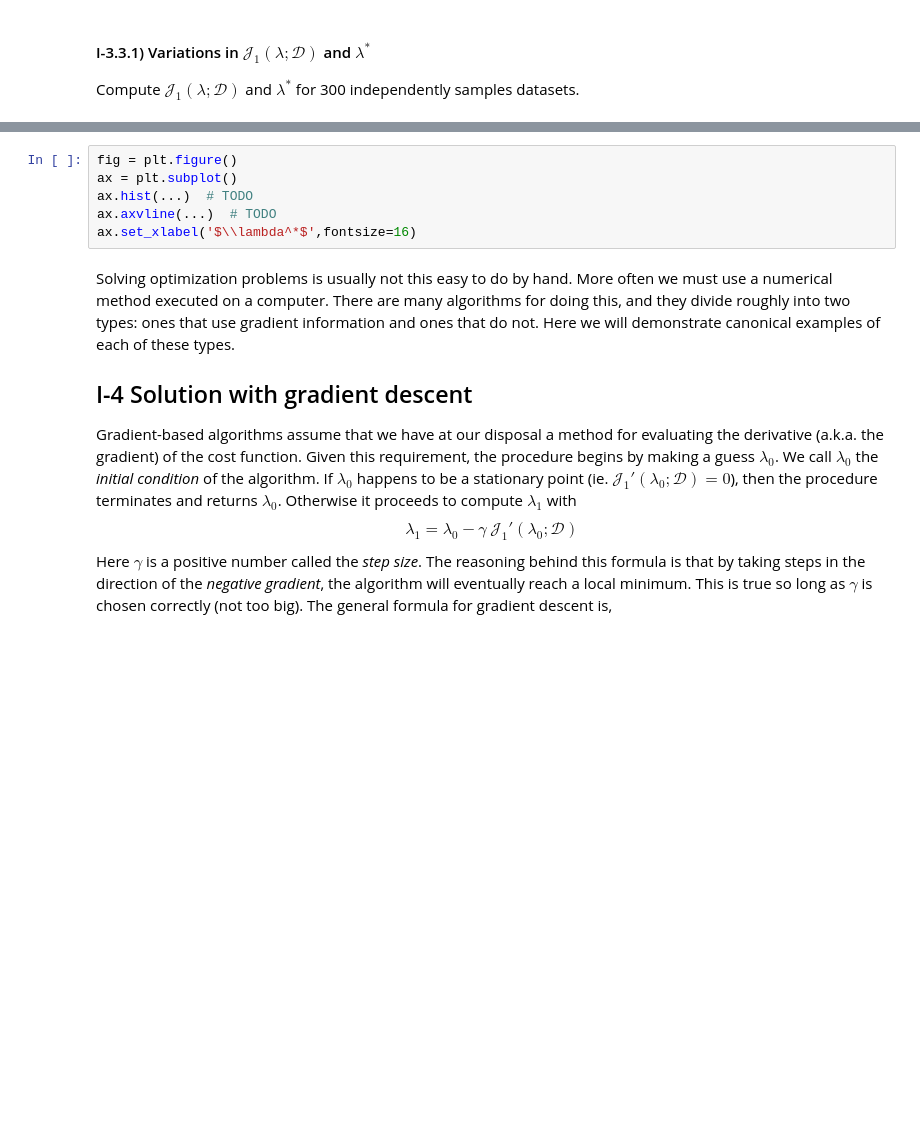
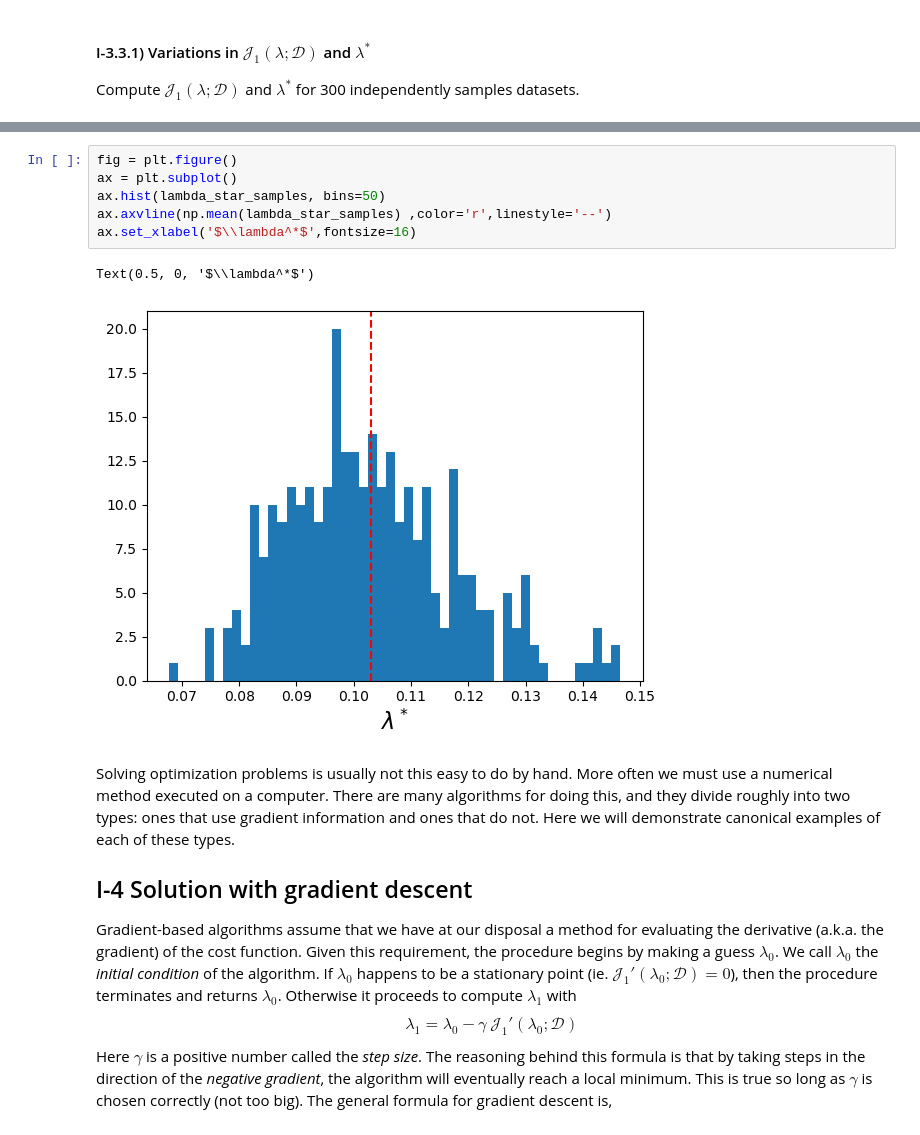
Before and after one commit to rajeev-t/stats-n-ds-4engineers, a Jupyter notebook: lab02/lab2.ipynb, the cells around one changed output, grey strips where cells are left out. Drawn from its saved outputs; the diff is of its cells as text; blank space fills up the shorter version.

```diff
--- a/lab02/lab2.ipynb
+++ b/lab02/lab2.ipynb
@@ -215,9 +231,12 @@ Your plot should look like this:
 # %%
 fig = plt.figure()
 ax = plt.subplot()
-ax.hist(...)  # TODO
-ax.axvline(...)  # TODO
+ax.hist(lambda_star_samples, bins=50)
+ax.axvline(np.mean(lambda_star_samples) ,color='r',linestyle='--')
 ax.set_xlabel('$\\lambda^*$',fontsize=16)
+# %% [output]
+Text(0.5, 0, '$\\lambda^*$')
+[figure, added]
 # %% [markdown]
 Solving optimization problems is usually not this easy to do by hand. More often we must use a numerical method executed on a computer. There are many algorithms for doing this, and they divide roughly into two types: ones that use gradient information and ones that do not. Here we will demonstrate canonical examples of each of these types.
 
```
Also changed, not shown: parts of 38 cells of this notebook, 2 other files.
